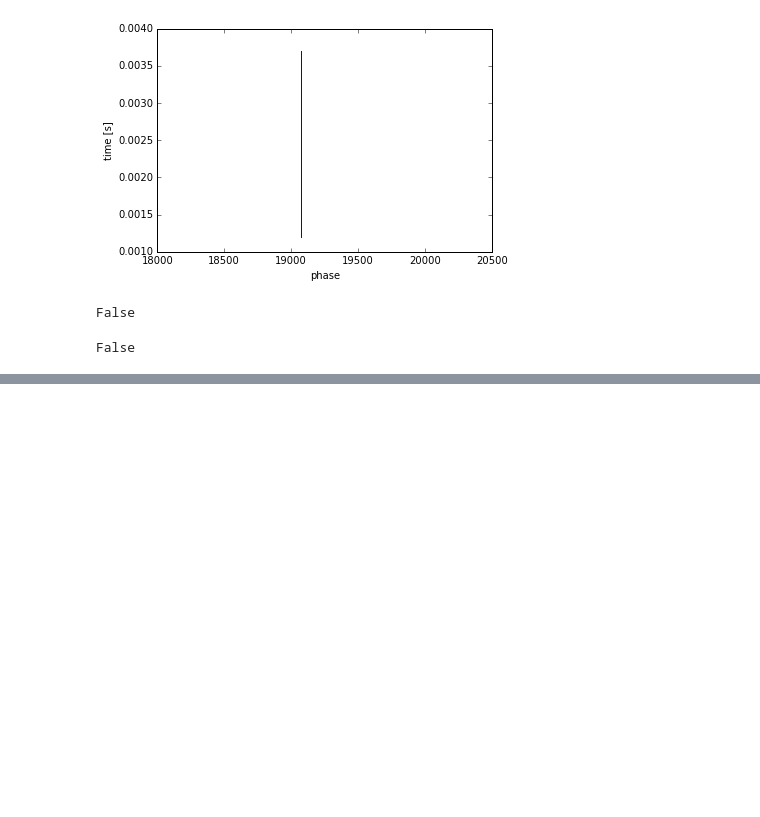
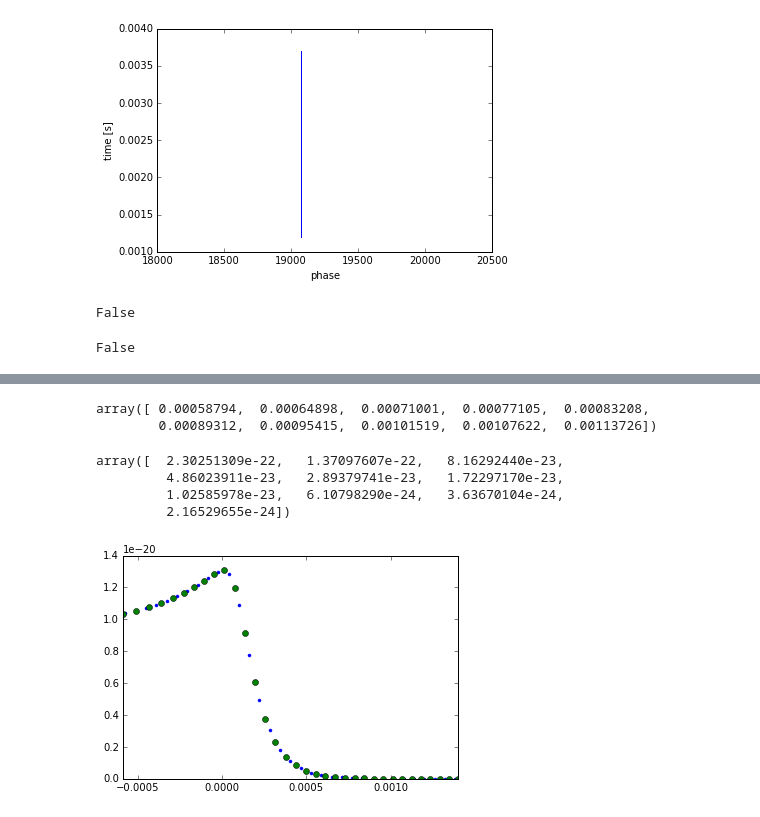
Before and after one commit to benjaminlackey/gpsurrogate, a Jupyter notebook: src/TEOB_generation/Development of generation script.ipynb, the cells around one changed output, grey strips where cells are left out. Cells and saved outputs as stored; diff of their text form; code cells hidden in the pictures; blank space fills up the shorter version.

```diff
--- a/src/TEOB_generation/Development of generation script.ipynb
+++ b/src/TEOB_generation/Development of generation script.ipynb
@@ -636,3 +634,8 @@ amp_on_grid = ampI(t_grid)
+# %%
+idx = np.where(amp > 0.0)
+
+ampI = spline(t[idx], amp[idx], k=3, ext='zeros')
+amp_on_grid = ampI(t_grid)
 # %%
 np.isnan(amp_on_grid).any()
 # %% [output]
@@ -639,0 +717,19 @@ False
+# %%
+t[idx_ok][-10:]
+# %% [output]
+array([ 0.00058794,  0.00064898,  0.00071001,  0.00077105,  0.00083208,
+        0.00089312,  0.00095415,  0.00101519,  0.00107622,  0.00113726])
+# %%
+amp[idx_ok][-10:]
+# %% [output]
+array([  2.30251309e-22,   1.37097607e-22,   8.16292440e-23,
+         4.86023911e-23,   2.89379741e-23,   1.72297170e-23,
+         1.02585978e-23,   6.10798290e-24,   3.63670104e-24,
+         2.16529655e-24])
+# %%
+plot(t, amp, '.')
+plot(t_grid, amp_on_grid, 'o')
+xlim([t_grid[3191-30], t_grid[-1]]);
+#ylim([-1e-24, 1e-21]);
+# %% [output]
+[figure, added]
```
Also changed, not shown: parts of 9 cells of this notebook.
